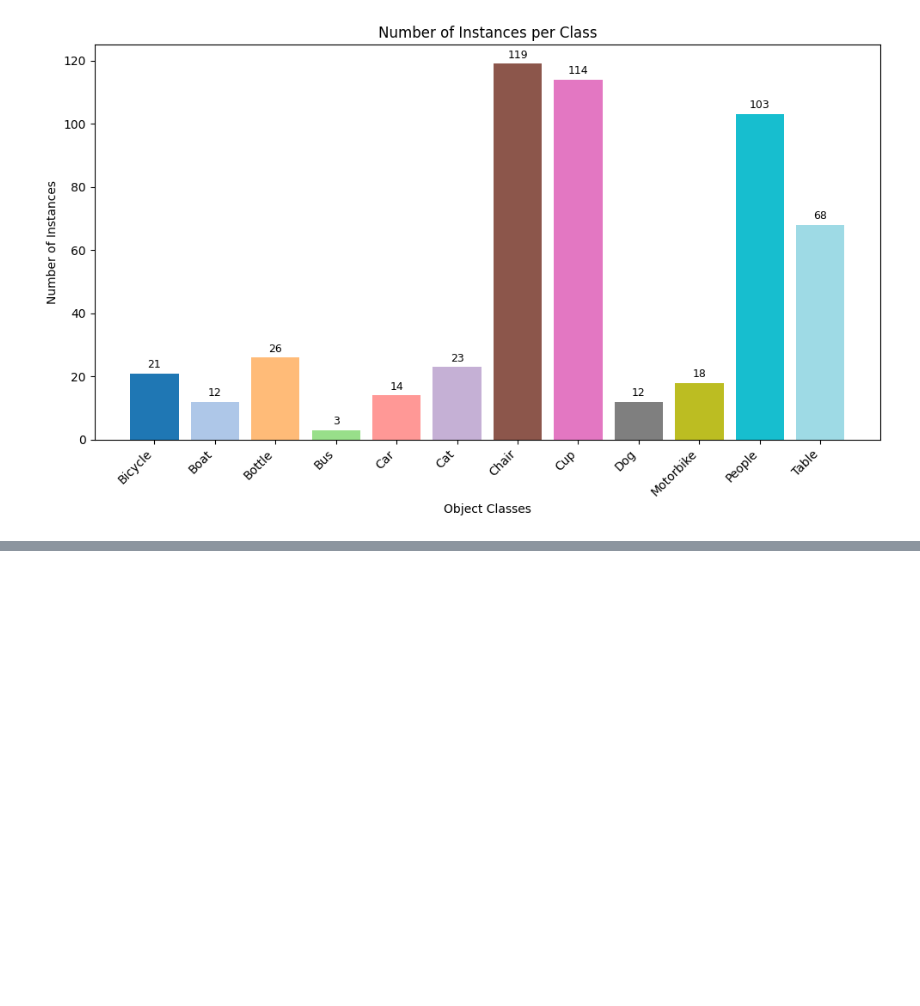
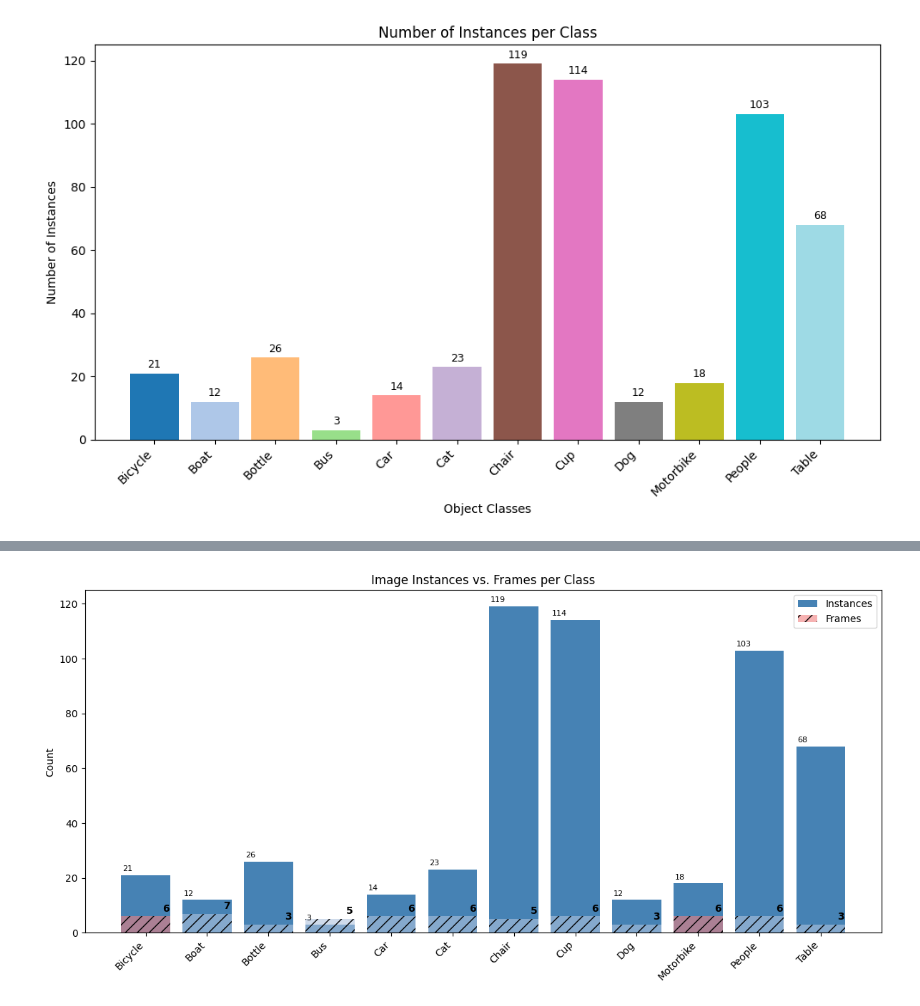
Before and after one commit to reiness/skripzi, a Jupyter notebook: viz-extended.ipynb, the cells around one changed output, grey strips where cells are left out. Cells and saved outputs as stored; diff of their text form; code cells hidden in the pictures; blank space fills up the shorter version.

```diff
--- a/viz-extended.ipynb
+++ b/viz-extended.ipynb
@@ -69,0 +147,70 @@ plt.show()
+# %%
+import matplotlib.pyplot as plt
+import numpy as np
+
+# Your data
+categories = [
+    "Bicycle", "Boat", "Bottle", "Bus", "Car", "Cat",
+    "Chair", "Cup", "Dog", "Motorbike", "People", "Table"
+]
+image_counts = [21, 12, 26, 3, 14, 23, 119, 114, 12, 18, 103, 68]
+frames       = [ 6,  7,  3,  5,  6,  6,   5,   6,  3,   6,   6,    3]
+
+x = np.arange(len(categories))
+width = 0.8   # both bars will use this full width
+
+# Colors
+base_color   = "#4682B4"   # steelblue
+blue_overlay = "#B0C4DE"   # lightsteelblue
+red_overlay  = "#F08080"   # lightcoral, for Bicycle & Motorbike
+
+fig, ax = plt.subplots(figsize=(12, 6))
+
+for i, (cat, img_ct, frm_ct) in enumerate(zip(categories, image_counts, frames)):
+    # 1) Draw the base bar for instances
+    bar_img = ax.bar(
+        x[i], img_ct,
+        width=width,
+        color=base_color,
+        label="Instances" if i == 0 else ""
+    )[0]
+    # annotate instance count at top-left
+    img_x = bar_img.get_x() + 0.02
+    img_y = img_ct + 1
+    ax.text(img_x, img_y,
+            str(img_ct),
+            ha="left", va="bottom",
+            fontsize=8)
+
+    # 2) Choose overlay color
+    overlay_color = red_overlay if cat in ("Bicycle", "Motorbike") else blue_overlay
+
+    # 3) Draw the overlay bar for frames (same width, semi-opaque)
+    bar_frm = ax.bar(
+        x[i], frm_ct,
+        width=width,
+        color=overlay_color,
+        alpha=0.6,        # makes underlying bar visible
+        hatch="//",
+        label="Frames" if i == 0 else ""
+    )[0]
+    # annotate frame count at top-right
+    frm_x = bar_frm.get_x() + bar_frm.get_width() - 0.02
+    frm_y = frm_ct + 1
+    ax.text(frm_x, frm_y,
+            str(frm_ct),
+            ha="right", va="bottom",
+            fontsize=10,
+            fontweight="bold")
+
+# Final styling
+ax.set_xticks(x)
+ax.set_xticklabels(categories, rotation=45, ha="right")
+ax.set_ylabel("Count")
+ax.set_title("Image Instances vs. Frames per Class")
+ax.legend(loc="upper right")
+
+plt.tight_layout()
+plt.show()
+# %% [output]
+[figure, added]
```
Also changed, not shown: parts of 2 cells of this notebook, 4 other files.
